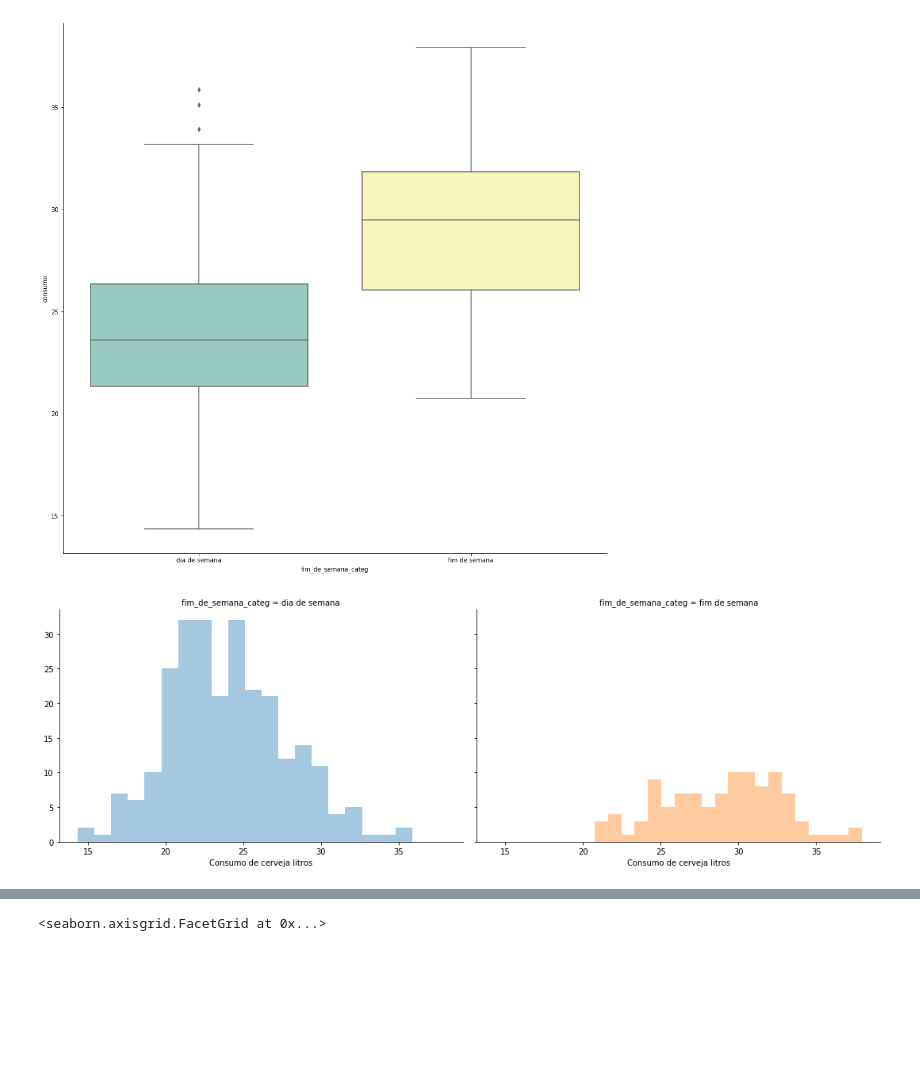
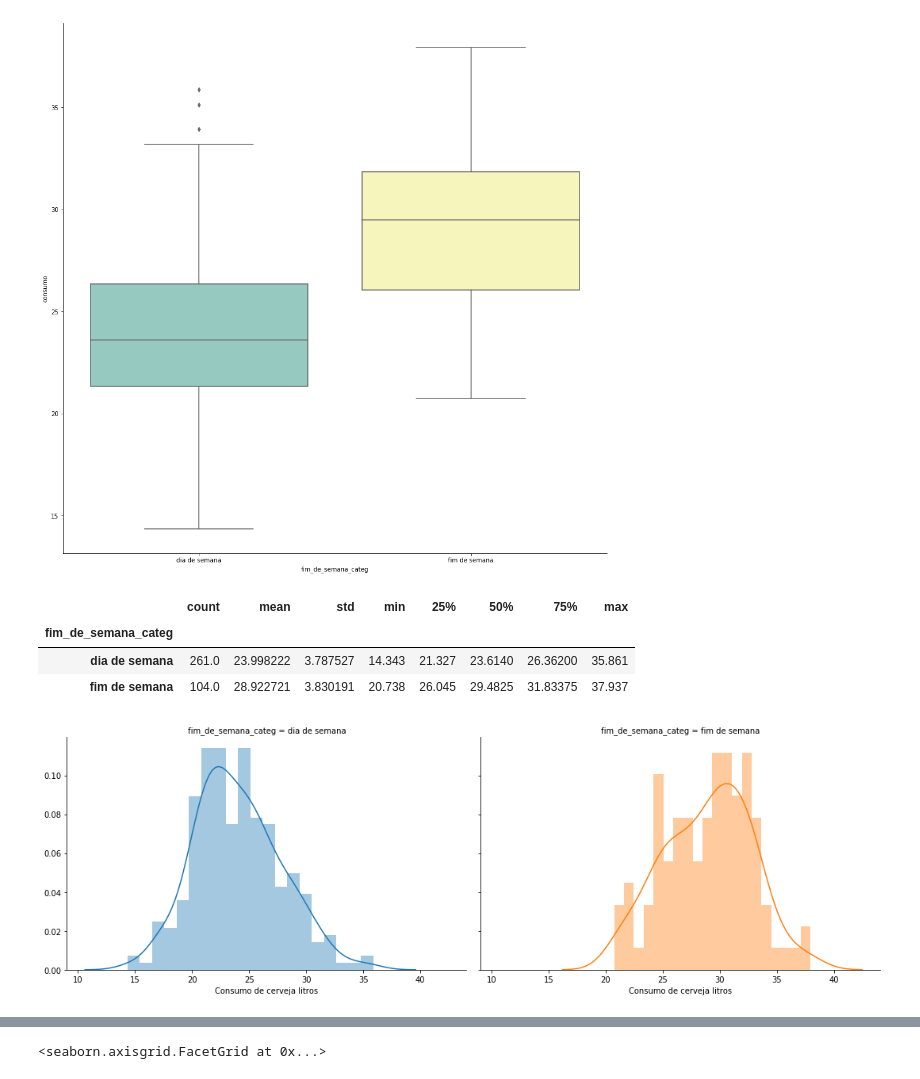
Before and after one commit to lorransr/beer_sp, a Jupyter notebook: beer_analysis.ipynb, the cells around one changed output, grey strips where cells are left out. Saved outputs shown, nothing was run; the diff lists cells and outputs as text; code cells hidden in the pictures; blank space fills up the shorter version.

```diff
--- a/beer_analysis.ipynb
+++ b/beer_analysis.ipynb
@@ -208,12 +208,19 @@ sns.boxplot(x="fim_de_semana_categ",
 sns.despine()
 # %% [output]
 [figure]
+# %%
+df.groupby("fim_de_semana_categ")["consumo"].describe()
+# %% [output]
+|  | count | mean | std | min | 25% | 50% | 75% | max |
+| fim_de_semana_categ |  |  |  |  |  |  |  |  |
+| dia de semana | 261.0 | 23.998222 | 3.787527 | 14.343 | 21.327 | 23.6140 | 26.36200 | 35.861 |
+| fim de semana | 104.0 | 28.922721 | 3.830191 | 20.738 | 26.045 | 29.4825 | 31.83375 | 37.937 |
 # %%
 g = sns.FacetGrid(df, col='fim_de_semana_categ', hue='fim_de_semana',
                   height=5, aspect=1.5)
 
-g.map(sns.distplot,'consumo', kde=False, bins=20);
+g.map(sns.distplot,'consumo', kde=True, bins=20);
 
 g.set_xlabels('Consumo de cerveja litros');
 # %% [output]
-[figure, old version]
+[figure, new version]
```
Also changed, not shown: parts of 13 cells of this notebook.
